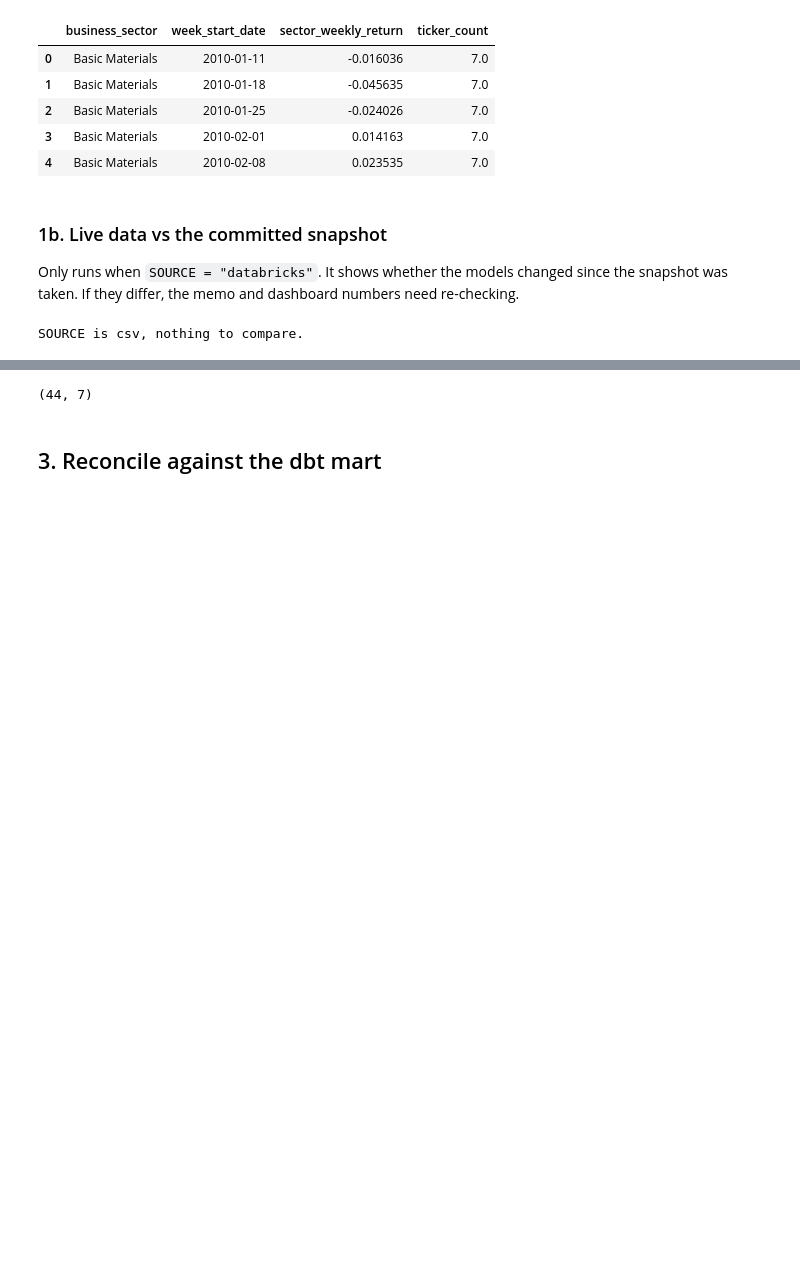
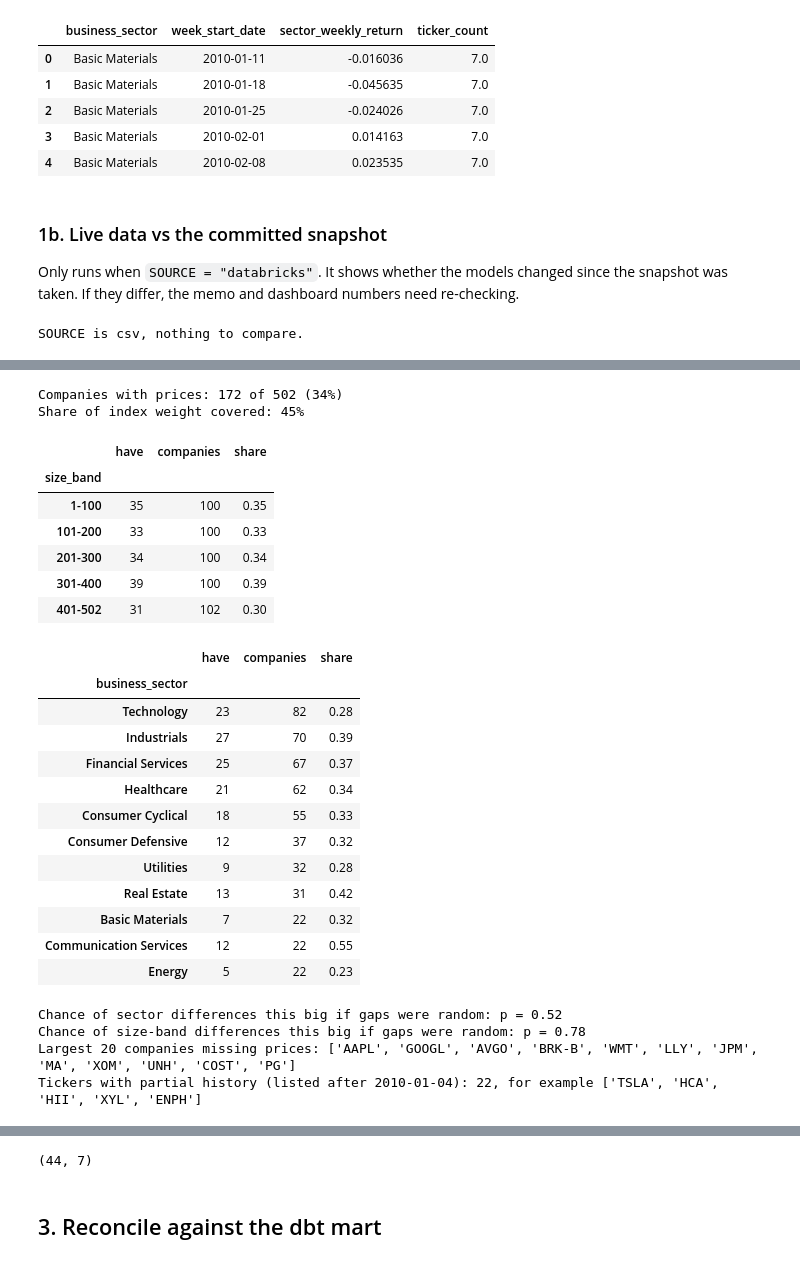
Before and after one commit to nmacharla889/dbt_sp500_stocks, a Jupyter notebook: notebooks/sector_risk_return.ipynb, the cells around one changed output, grey strips where cells are left out. Saved outputs shown, nothing was run; the diff lists cells and outputs as text; code cells hidden in the pictures; blank space fills up the shorter version.

```diff
--- a/notebooks/sector_risk_return.ipynb
+++ b/notebooks/sector_risk_return.ipynb
@@ -124,0 +140,63 @@ SOURCE is csv, nothing to compare.
+# %%
+cov = pd.read_csv(COVERAGE_CSV)
+assert len(cov) == 502 and cov["company_ticker"].is_unique
+cov["has_prices"] = cov["price_days"] > 0
+
+n_have = int(cov["has_prices"].sum())
+weight_have = cov.loc[cov["has_prices"], "index_weight"].sum() / cov["index_weight"].sum()
+print(f"Companies with prices: {n_have} of {len(cov)} ({n_have / len(cov):.0%})")
+print(f"Share of index weight covered: {weight_have:.0%}")
+
+# Coverage by size band (rank by index weight, 1 = largest)
+cov["size_rank"] = cov["index_weight"].rank(ascending=False, method="first").astype(int)
+cov["size_band"] = pd.cut(cov["size_rank"], [0, 100, 200, 300, 400, 502],
+                          labels=["1-100", "101-200", "201-300", "301-400", "401-502"])
+by_size = cov.groupby("size_band", observed=True)["has_prices"].agg(have="sum", companies="count")
+by_size["share"] = (by_size["have"] / by_size["companies"]).round(2)
+display(by_size)
+
+by_sector = cov.groupby("business_sector")["has_prices"].agg(have="sum", companies="count")
+by_sector["share"] = (by_sector["have"] / by_sector["companies"]).round(2)
+display(by_sector.sort_values("companies", ascending=False))
+
+# Chi-square test: is the share with prices the same in every sector?
+from scipy.stats import chi2_contingency
+p_sector = chi2_contingency(np.array([by_sector["have"], by_sector["companies"] - by_sector["have"]]))[1]
+p_size = chi2_contingency(np.array([by_size["have"], by_size["companies"] - by_size["have"]]))[1]
+print(f"Chance of sector differences this big if gaps were random: p = {p_sector:.2f}")
+print(f"Chance of size-band differences this big if gaps were random: p = {p_size:.2f}")
+
+top20 = cov.nsmallest(20, "size_rank")
+print("Largest 20 companies missing prices:", top20.loc[~top20["has_prices"], "company_ticker"].tolist())
+
+# Partial history = listed after 2010 (normal). Empty = missing from the source (not normal).
+partial = cov[(cov["price_days"] > 0) & (cov["price_days"] < cov["price_days"].max())]
+print(f"Tickers with partial history (listed after 2010-01-04): {len(partial)}, "
+      f"for example {partial.sort_values('first_price_date')['company_ticker'].head(5).tolist()}")
+# %% [output]
+Companies with prices: 172 of 502 (34%)
+Share of index weight covered: 45%
+|  | have | companies | share |
+| size_band |  |  |  |
+| 1-100 | 35 | 100 | 0.35 |
+| 101-200 | 33 | 100 | 0.33 |
+| 201-300 | 34 | 100 | 0.34 |
+| 301-400 | 39 | 100 | 0.39 |
+| 401-502 | 31 | 102 | 0.30 |
+|  | have | companies | share |
+| business_sector |  |  |  |
+| Technology | 23 | 82 | 0.28 |
+| Industrials | 27 | 70 | 0.39 |
+| Financial Services | 25 | 67 | 0.37 |
+| Healthcare | 21 | 62 | 0.34 |
+| Consumer Cyclical | 18 | 55 | 0.33 |
+| Consumer Defensive | 12 | 37 | 0.32 |
+| Utilities | 9 | 32 | 0.28 |
+| Real Estate | 13 | 31 | 0.42 |
+| Basic Materials | 7 | 22 | 0.32 |
+| Communication Services | 12 | 22 | 0.55 |
+| Energy | 5 | 22 | 0.23 |
+Chance of sector differences this big if gaps were random: p = 0.52
+Chance of size-band differences this big if gaps were random: p = 0.78
+Largest 20 companies missing prices: ['AAPL', 'GOOGL', 'AVGO', 'BRK-B', 'WMT', 'LLY', 'JPM', 'MA', 'XOM', 'UNH', 'COST', 'PG']
+Tickers with partial history (listed after 2010-01-04): 22, for example ['TSLA', 'HCA', 'HII', 'XYL', 'ENPH']
```
Also changed, not shown: parts of 21 cells of this notebook, 19 other files.
